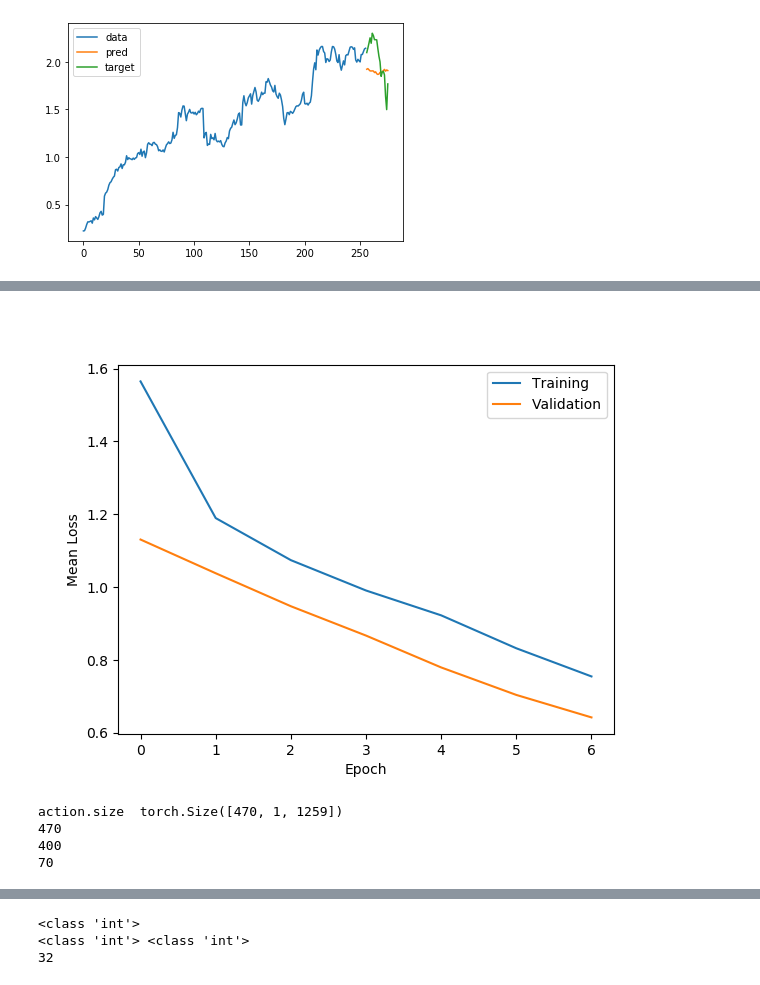
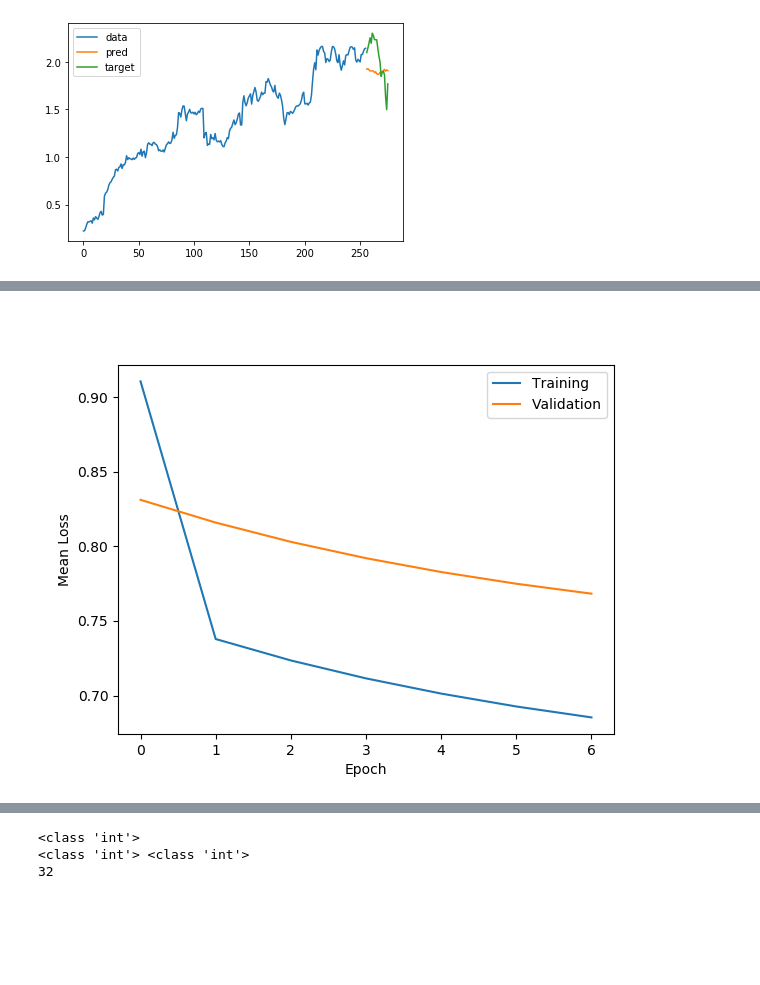
Before and after one commit to mdurandgasselin/IFT-725-TimeSeries, a Jupyter notebook: test_seriesNet.ipynb, the cells around one changed output, grey strips where cells are left out. Saved outputs shown, nothing was run; the diff lists cells and outputs as text; code cells hidden in the pictures; blank space fills up the shorter version.

```diff
--- a/test_seriesNet.ipynb
+++ b/test_seriesNet.ipynb
@@ -98,18 +86,4 @@ Image(filename='fig1.png')
 # %%
-Image(filename='fig_metric.png')
+Image(filename='blk8_20pt_AAPL_32f_schTr_metric.png')
 # %% [output]
-[figure, old version]
+[figure, new version]
-# %%
-dataset = fn_500_dataset.ActionDataset(".\\individual_stocks_5yr/",axes='close', normalise=False)
-dataset.float()
-dataset_train, dataset_validation = dataset[0:400], dataset[400:]# torch.utils.data.random_split(dataset, (400, 70))
-print(len(dataset))
-print(len(dataset_train))
-print(len(dataset_validation))
-training_loader = DataLoader(dataset_train, batch_size=10, shuffle=True, drop_last=False)
-valid_loader = DataLoader(dataset_validation, batch_size=10, shuffle=True, drop_last=False)
-# %% [output]
-action.size  torch.Size([470, 1, 1259])
-470
-400
-70
```
Also changed, not shown: parts of 15 cells of this notebook, 4 other files.
